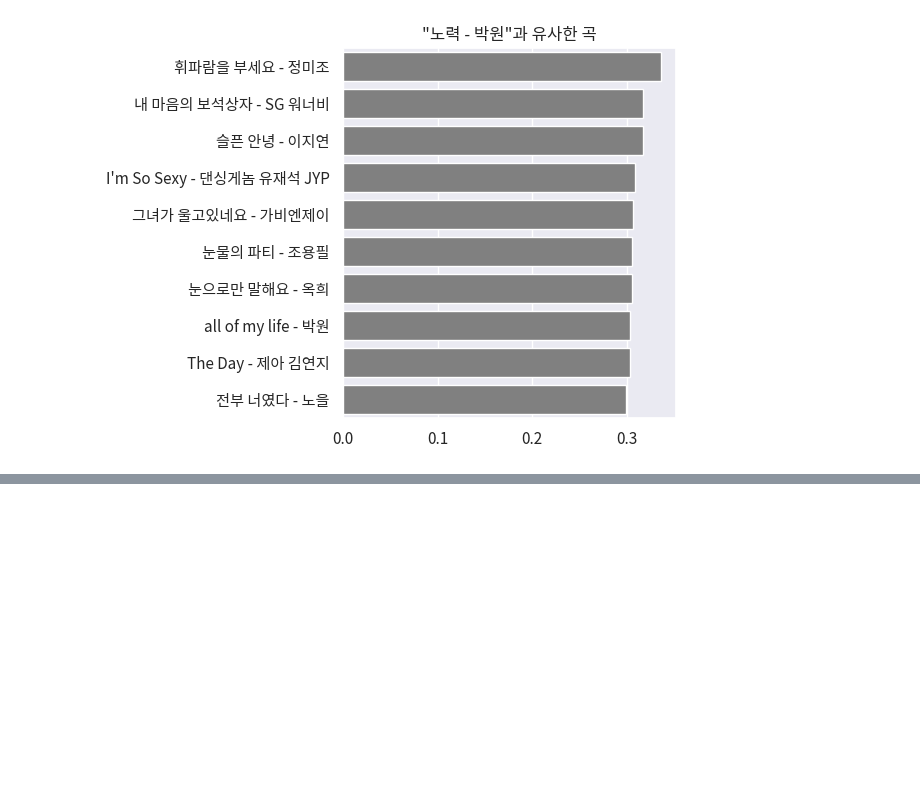
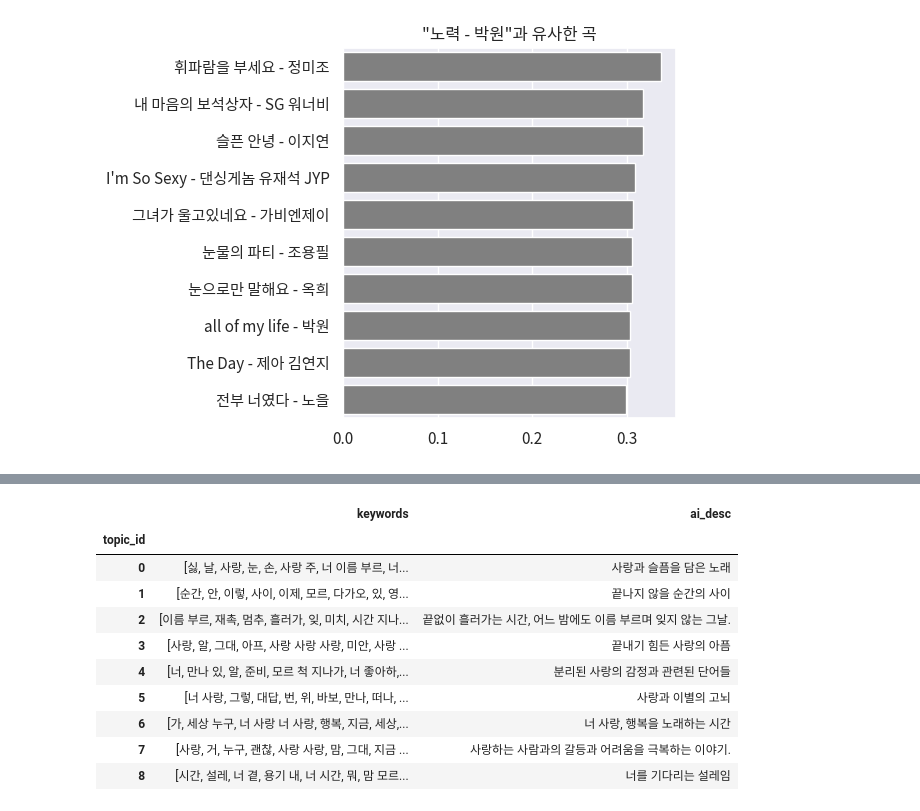
Before and after one commit to joonas-yoon/kpop-lyrics-analytics, a Jupyter notebook: clustering.ipynb, the cells around one changed output, grey strips where cells are left out. Cells and saved outputs as stored; diff of their text form; code cells hidden in the pictures; blank space fills up the shorter version.

```diff
--- a/clustering.ipynb
+++ b/clustering.ipynb
@@ -339,0 +574,16 @@ plot_most_similar_songs("노력 - 박원")
+# %%
+topic_df.index = topic_df['topic_id']
+topic_df = topic_df.drop('topic_id', axis=1)
+topic_df
+# %% [output]
+|  | keywords | ai_desc |
+| topic_id |  |  |
+| 0 | [싫, 날, 사랑, 눈, 손, 사랑 주, 너 이름 부르, 너... | 사랑과 슬픔을 담은 노래 |
+| 1 | [순간, 안, 이렇, 사이, 이제, 모르, 다가오, 있, 영... | 끝나지 않을 순간의 사이 |
+| 2 | [이름 부르, 재촉, 멈추, 흘러가, 잊, 미치, 시간 지나... | 끝없이 흘러가는 시간, 어느 밤에도 이름 부르며 잊지 않는 그날. |
+| 3 | [사랑, 알, 그대, 아프, 사랑 사랑 사랑, 미안, 사랑 ... | 끝내기 힘든 사랑의 아픔 |
+| 4 | [너, 만나 있, 알, 준비, 모르 척 지나가, 너 좋아하,... | 분리된 사랑의 감정과 관련된 단어들 |
+| 5 | [너 사랑, 그렇, 대답, 번, 위, 바보, 만나, 떠나, ... | 사랑과 이별의 고뇌 |
+| 6 | [가, 세상 누구, 너 사랑 너 사랑, 행복, 지금, 세상,... | 너 사랑, 행복을 노래하는 시간 |
+| 7 | [사랑, 거, 누구, 괜찮, 사랑 사랑, 맘, 그대, 지금 ... | 사랑하는 사람과의 갈등과 어려움을 극복하는 이야기. |
+| 8 | [시간, 설레, 너 곁, 용기 내, 너 시간, 뭐, 맘 모르... | 너를 기다리는 설레임 |
```
Also changed, not shown: parts of 17 cells of this notebook, 1 other file.
